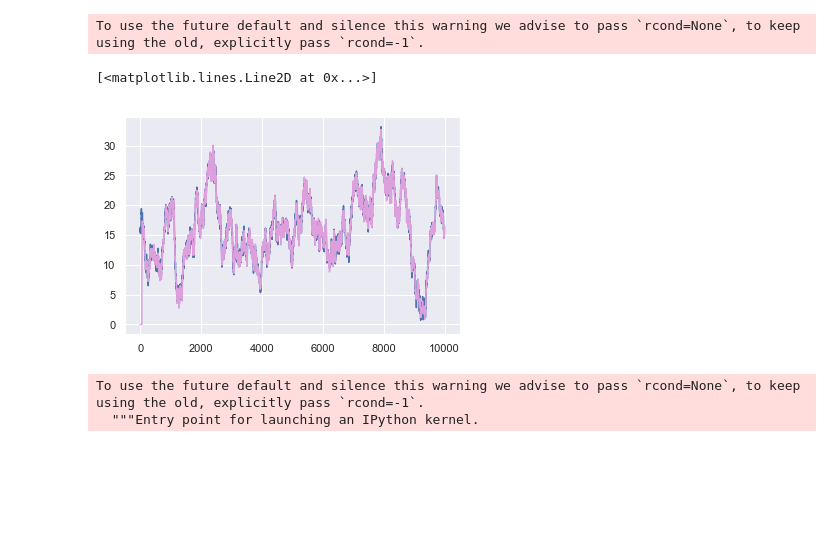
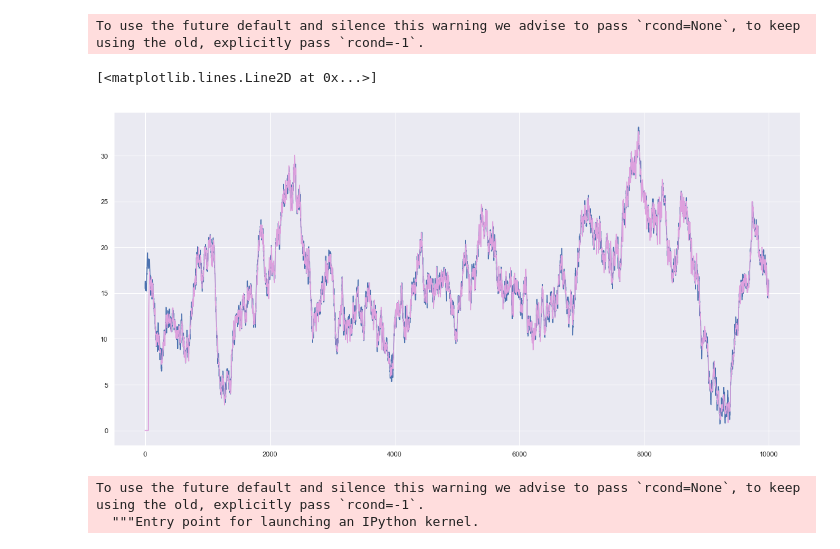
Before and after one commit to nsbspl/async-spike-propagation, a Jupyter notebook: main.ipynb, the cells around one changed output. Drawn from its saved outputs; the diff is of its cells as text; code cells hidden in the pictures; blank space fills up the shorter version.

Commit message:
making graph bigger

```diff
--- a/main.ipynb
+++ b/main.ipynb
@@ -131,11 +131,12 @@ reconstructed = np.dot(A, W)
 # %% [output]
 To use the future default and silence this warning we advise to pass `rcond=None`, to keep using the old, explicitly pass `rcond=-1`.
 # %%
+plt.figure(figsize=(20,10))
 plt.plot(i_inj)
 plt.plot(reconstructed, 'plum')
 # %% [output]
 [<matplotlib.lines.Line2D at 0x...>]
-[figure, old version]
+[figure, new version]
 # %%
 # %% [output]
 To use the future default and silence this warning we advise to pass `rcond=None`, to keep using the old, explicitly pass `rcond=-1`.
```
